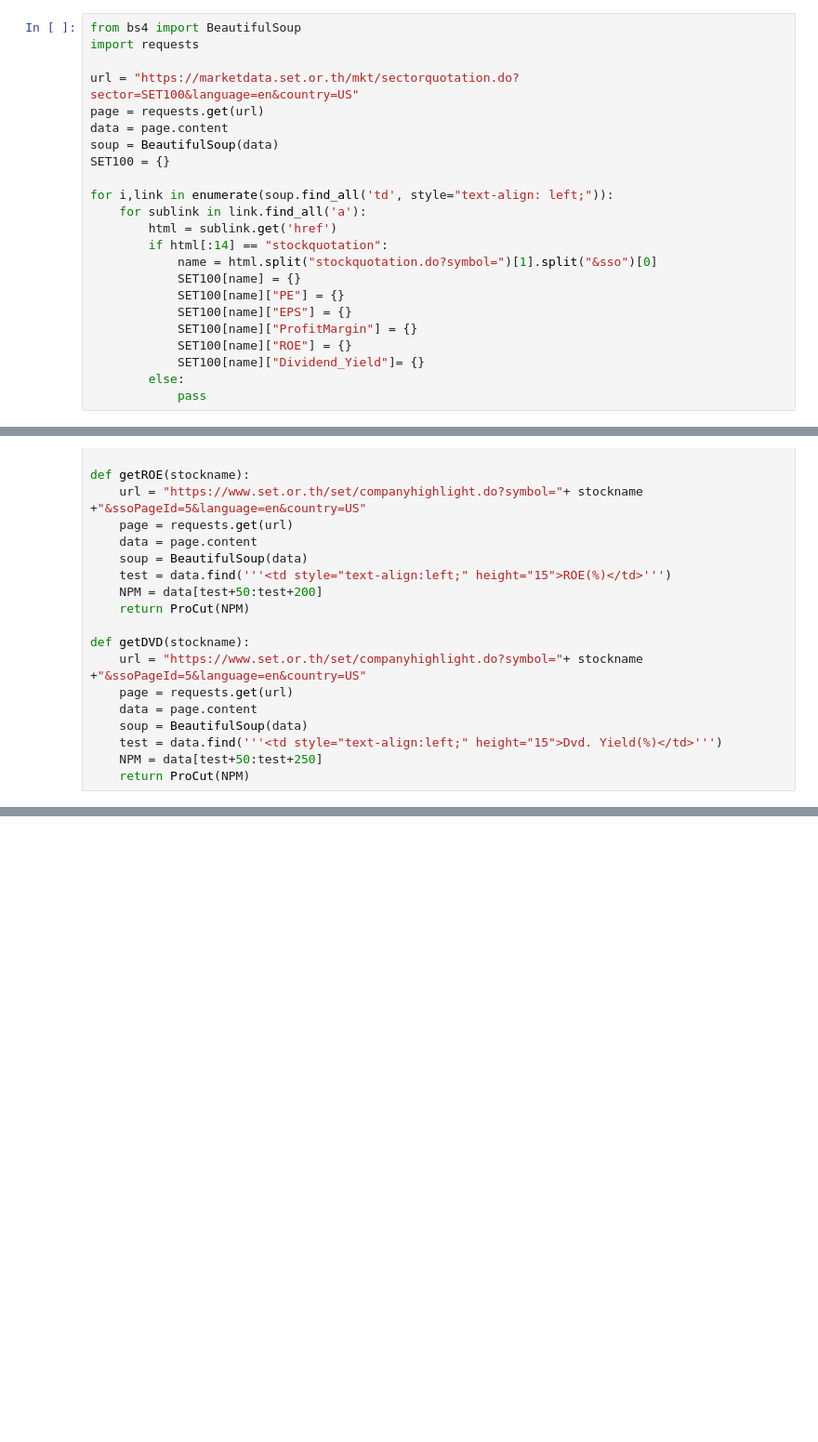
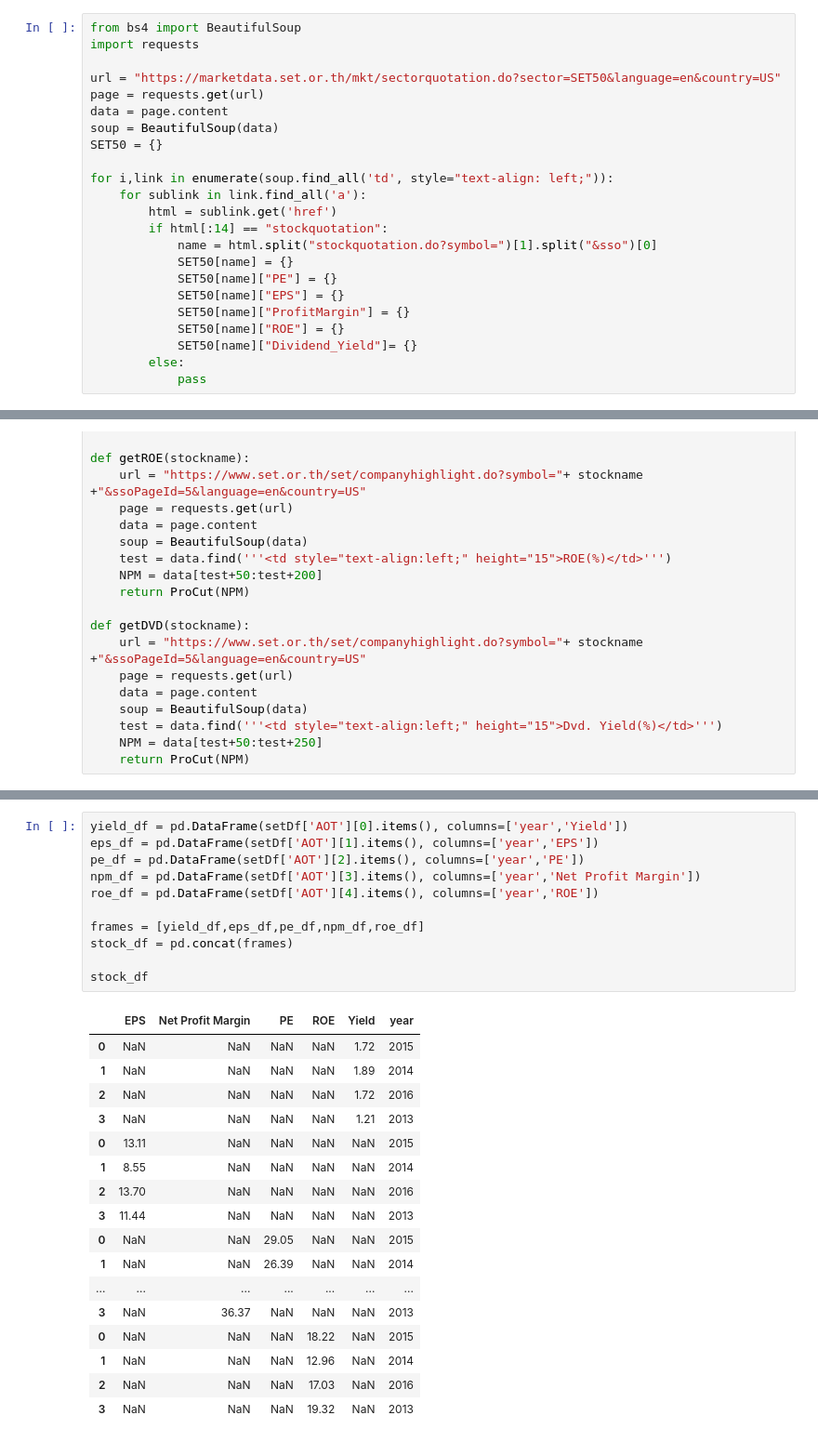
Before and after one commit to billycoco6/DataMining-StocksPrediction, a Jupyter notebook: Mr.Stock.ipynb, the cells around one changed output, grey strips where cells are left out. Shown at 93% size. Saved outputs shown, nothing was run; the diff lists cells and outputs as text; blank space fills up the shorter version.

```diff
--- a/Mr.Stock.ipynb
+++ b/Mr.Stock.ipynb
@@ -19,23 +17,23 @@ http://financials.morningstar.com/ratios/r.html?t=AOT&region=tha&culture=en-US
 from bs4 import BeautifulSoup
 import requests
 
-url = "https://marketdata.set.or.th/mkt/sectorquotation.do?sector=SET100&language=en&country=US"
+url = "https://marketdata.set.or.th/mkt/sectorquotation.do?sector=SET50&language=en&country=US"
 page = requests.get(url)
 data = page.content
 soup = BeautifulSoup(data)
-SET100 = {}
+SET50 = {}
 
 for i,link in enumerate(soup.find_all('td', style="text-align: left;")):
     for sublink in link.find_all('a'):
         html = sublink.get('href')
         if html[:14] == "stockquotation":
             name = html.split("stockquotation.do?symbol=")[1].split("&sso")[0]
-            SET100[name] = {}
-            SET100[name]["PE"] = {}
-            SET100[name]["EPS"] = {}
-            SET100[name]["ProfitMargin"] = {}
-            SET100[name]["ROE"] = {}
-            SET100[name]["Dividend_Yield"]= {}
+            SET50[name] = {}
+            SET50[name]["PE"] = {}
+            SET50[name]["EPS"] = {}
+            SET50[name]["ProfitMargin"] = {}
+            SET50[name]["ROE"] = {}
+            SET50[name]["Dividend_Yield"]= {}
         else:
             pass
 # %% [output]
@@ -306,0 +270,29 @@ http://financials.morningstar.com/valuation/price-ratio.html?t=AOT&region=tha&cu
+# %%
+yield_df = pd.DataFrame(setDf['AOT'][0].items(), columns=['year','Yield'])
+eps_df = pd.DataFrame(setDf['AOT'][1].items(), columns=['year','EPS'])
+pe_df = pd.DataFrame(setDf['AOT'][2].items(), columns=['year','PE'])
+npm_df = pd.DataFrame(setDf['AOT'][3].items(), columns=['year','Net Profit Margin'])
+roe_df = pd.DataFrame(setDf['AOT'][4].items(), columns=['year','ROE'])
+
+frames = [yield_df,eps_df,pe_df,npm_df,roe_df]
+stock_df = pd.concat(frames)
+
+stock_df
+# %% [output]
+|  | EPS | Net Profit Margin | PE | ROE | Yield | year |
+| 0 | NaN | NaN | NaN | NaN | 1.72 | 2015 |
+| 1 | NaN | NaN | NaN | NaN | 1.89 | 2014 |
+| 2 | NaN | NaN | NaN | NaN | 1.72 | 2016 |
+| 3 | NaN | NaN | NaN | NaN | 1.21 | 2013 |
+| 0 | 13.11 | NaN | NaN | NaN | NaN | 2015 |
+| 1 | 8.55 | NaN | NaN | NaN | NaN | 2014 |
+| 2 | 13.70 | NaN | NaN | NaN | NaN | 2016 |
+| 3 | 11.44 | NaN | NaN | NaN | NaN | 2013 |
+| 0 | NaN | NaN | 29.05 | NaN | NaN | 2015 |
+| 1 | NaN | NaN | 26.39 | NaN | NaN | 2014 |
+| ... | ... | ... | ... | ... | ... | ... |
+| 3 | NaN | 36.37 | NaN | NaN | NaN | 2013 |
+| 0 | NaN | NaN | NaN | 18.22 | NaN | 2015 |
+| 1 | NaN | NaN | NaN | 12.96 | NaN | 2014 |
+| 2 | NaN | NaN | NaN | 17.03 | NaN | 2016 |
+| 3 | NaN | NaN | NaN | 19.32 | NaN | 2013 |
```
Also changed, not shown: parts of 15 cells of this notebook.
